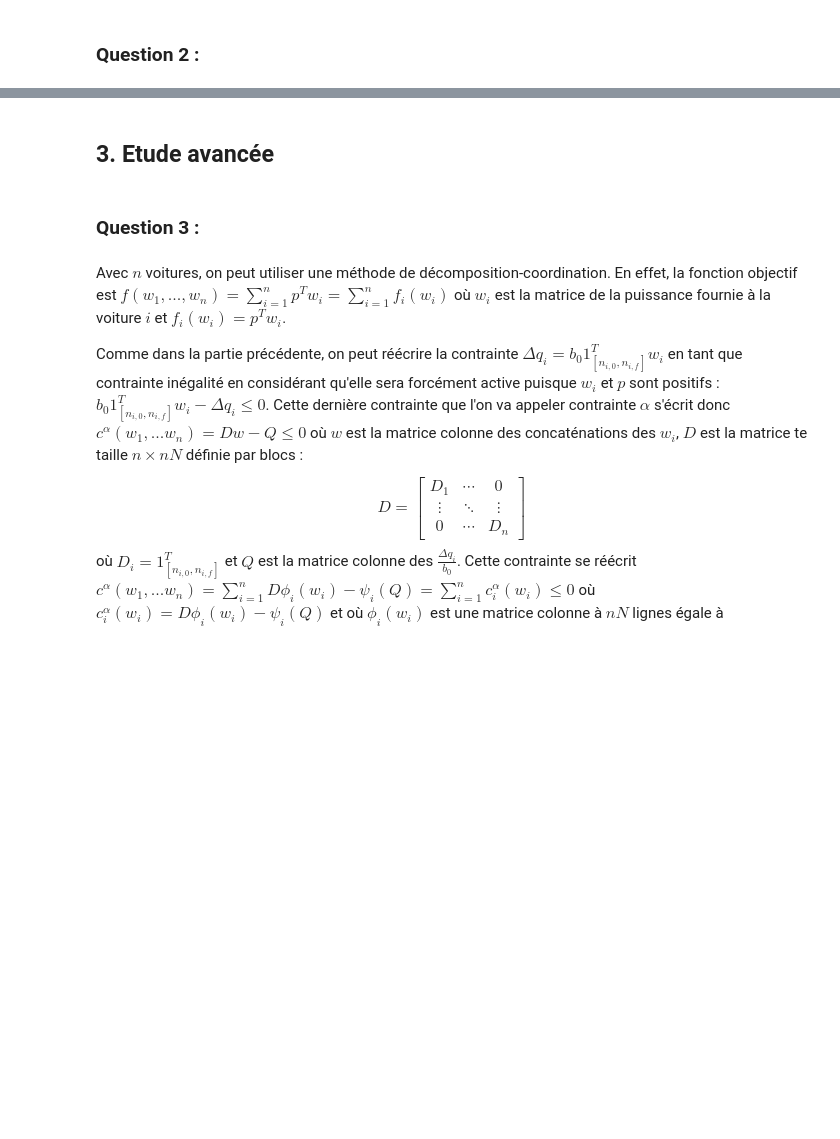
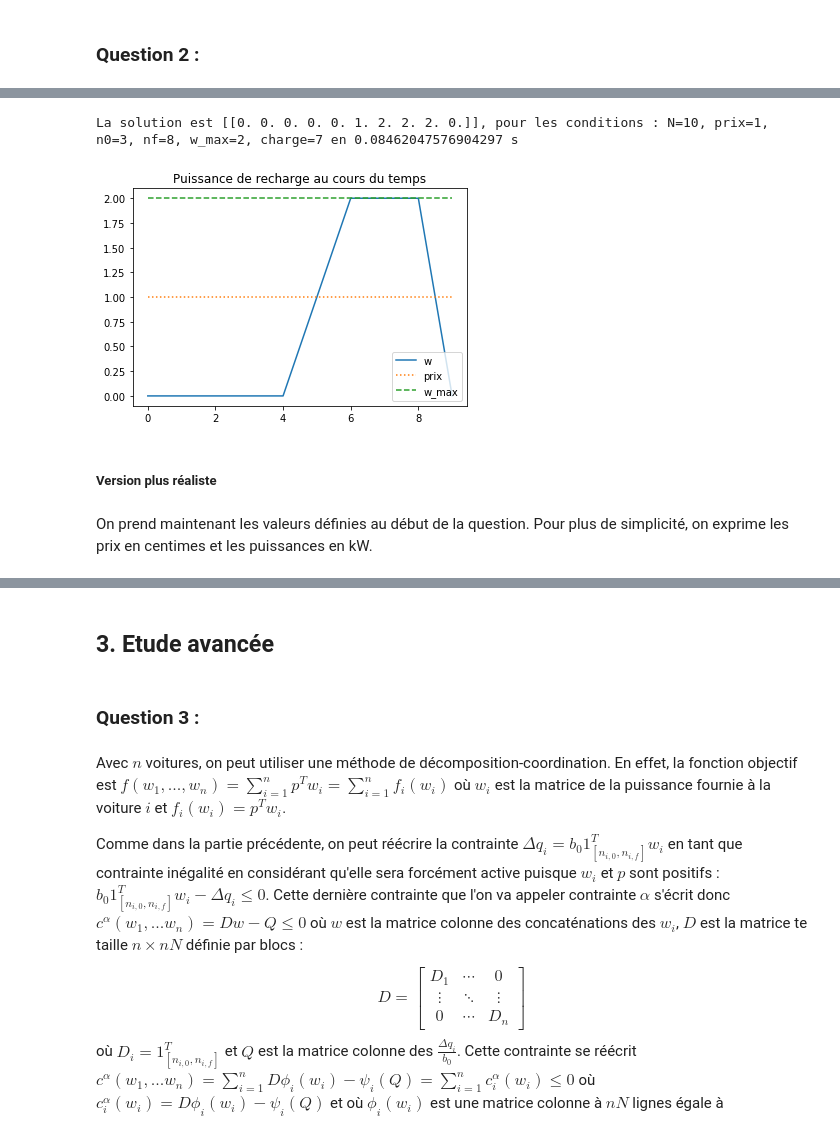
Before and after one commit to corentinloirs/OptimisationPC1, a Jupyter notebook: Optimisation.ipynb, the cells around one changed output, grey strips where cells are left out. Cells and saved outputs as stored; diff of their text form; code cells hidden in the pictures; blank space fills up the shorter version.

```diff
--- a/Optimisation.ipynb
+++ b/Optimisation.ipynb
@@ -183,8 +225,7 @@ import numpy as np
 import time
 import matplotlib.pyplot as plt
 
-def matrice(N, prix, n0, nf, w_max, charge): #renvoie les matrices p, A et b associés au paramètres du problème
-    p = prix*np.array([1]*N).reshape((N,1))
+def matrice_contrainte(N, n0, nf, w_max, charge): #renvoie les matrices A et b associés au paramètres du problème
     I_N = np.identity(N)
     matrice_1 = np.zeros((1,N))
     for i in range(N):
@@ -199,6 +240,6 @@ def matrice(N, prix, n0, nf, w_max, charge): #renvoie les matrices p, A et b ass
             b[i] = w_max
             b[-1] = -charge
     b = b.reshape((2*N+1,1))
-    return p, A, b
+    return A, b
 # %%
 def direction_des(N, A, p, C): # on construit une direction de descente à partir du procédé d'orthogonalisation de Schmidt
@@ -243,30 +278,32 @@ def coef_lagrange(A, p, C): #calcule les coefs de Lagrange associées au contrai
     sol = np.linalg.lstsq(Atilde, -p, rcond=None)
     return sol[0]
 # %%
-def contrainte_active(N, prix, n0, nf, w_max, charge, w0, C0):
-    p, A, b = matrice(N, prix, n0, nf, w_max, charge)
+def contrainte_active(N, p, n0, nf, w_max, charge, w0, C0, aff = False):
+    A, b = matrice_contrainte(N, n0, nf, w_max, charge)
     w = w0
     C = C0
+    epsilon = 100*np.finfo(float).eps
     while True:
         debut = time.time()
+        if aff : print(f'w={w.T}, C={C}')
         print('==== Nouvelle itération ====')
-        #print(f'w = {w.T} et C = {C}')
         direction = direction_des(N, A, p, C) #on trouve une direction de descente
         fin = time.time()
-        print(f'direction : {fin -debut} s')
 
-        if not np.all(direction == np.zeros(len(C))): #cas où pk est non nul
+        print(f'temps mis pout chosir une direction : {fin -debut} s')
+
+        if not np.all(np.abs(direction) <= epsilon): #cas où pk est non nul
             debut = time.time()
             a, indice = alpha(N, A, b, direction, C, w)
-            print(f'a = {a}, indice = {indice} et direction = {direction.T}')
+            if aff : print(f'a={a}, indice={indice}, direction={direction.T}')
             w = w + a*direction #on met à jour w
             if a < 1 :
                 C.append(indice) #ainsi que les contraintes actives si jamais une contrainte est bloquante
                 C.sort()
             fin = time.time()
-            print(f'pk est non nul et +{indice} en {fin - debut} s')
+            print(f'pk est non nul et + contrainte {indice} en {fin - debut} s')
 
-        else : #cas où pk est num
+        else : #cas où pk est nul
             debut = time.time()
             coef = coef_lagrange(A, p, C)
             if positif(coef): #on a trouvé le minumum ! (d'après KKT)
@@ -278,5 +315,5 @@ def contrainte_active(N, prix, n0, nf, w_max, charge, w0, C0):
                     mini = x
                     indice = i
             fin = time.time()
-            print(f'pk est nul et -{C[indice]} en {fin - debut} s')
+            print(f'pk est nul et - contrainte {C[indice]} en {fin - debut} s')
             C.pop(indice)
@@ -283,12 +322,12 @@ def contrainte_active(N, prix, n0, nf, w_max, charge, w0, C0):
 # %%
 debut = time.time()
 N = 10
-prix = 1
+p = np.ones((N, 1)) ## prix de 1
 n0 = 3
 nf = 8
 w_max = 2
 charge = 7
 w0 = np.ones((N, 1))*w_max
 C0 = [i for i in range(N, 2*N)]
-w = contrainte_active(N, prix, n0, nf, w_max, charge, w0, C0 )
+w = contrainte_active(N, p, n0, nf, w_max, charge, w0, C0, aff = True)
 fin = time.time()
@@ -295,4 +352,14 @@ fin = time.time()
 # %%
-plt.plot(w)
+plt.plot(w, label ='w')
+plt.plot(p, ':', label='prix')
+plt.plot(np.ones(N)*w_max, '--', label='w_max')
+plt.legend()
 plt.title('Puissance de recharge au cours du temps')
-print(f'La solution est {w.T}, pour les conditions : N={N}, prix={prix}, n0={n0}, nf={nf}, w_max={w_max}, charge={charge} en {fin -debut} s')
+print(f'La solution est {w.T}, pour les conditions : N={N}, prix=1, n0={n0}, nf={nf}, w_max={w_max}, charge={charge} en {fin -debut} s')
+# %% [output]
+La solution est [[0. 0. 0. 0. 0. 1. 2. 2. 2. 0.]], pour les conditions : N=10, prix=1, n0=3, nf=8, w_max=2, charge=7 en 0.08462047576904297 s
+[figure, added]
+# %% [markdown]
+##### Version plus réaliste
+# %% [markdown]
+On prend maintenant les valeurs définies au début de la question. Pour plus de simplicité, on exprime les prix en centimes et les puissances en kW.
```
Also changed, not shown: parts of 19 cells of this notebook.
